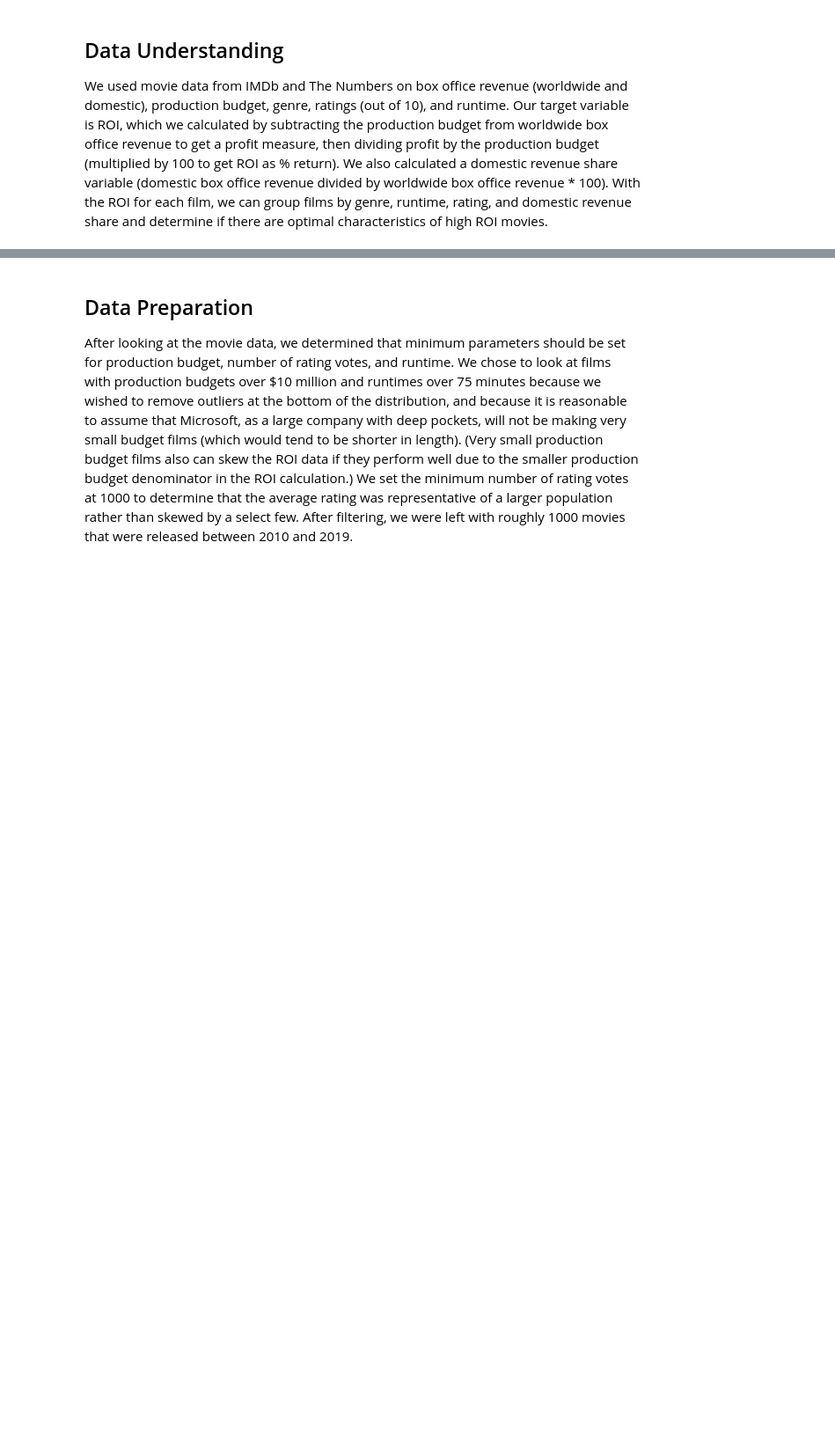
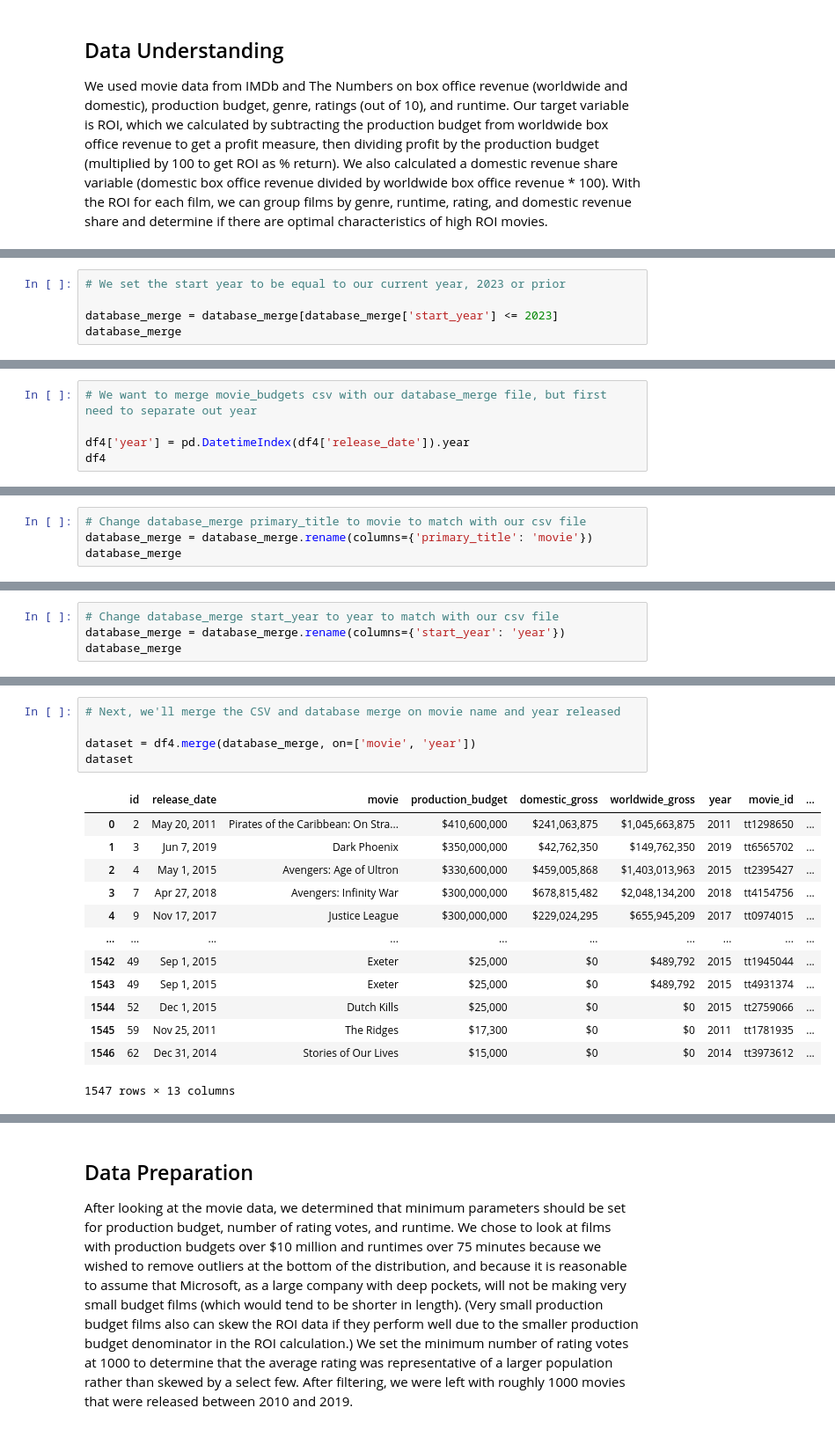
Before and after one commit to jnahra/dsc-phase-1-project, a Jupyter notebook: John phase 1 template.ipynb, the cells around one changed output, grey strips where cells are left out. Shown at 88% size. Cells and saved outputs as stored; diff of their text form; blank space fills up the shorter version.

Commit message:
Updated Phase 1 notebook to include data exploration and inital table for determining if video game movies are successful

```diff
--- a/John phase 1 template.ipynb
+++ b/John phase 1 template.ipynb
@@ -29,0 +104,5 @@ import seaborn as sns
+# %%
+# We set the start year to be equal to our current year, 2023 or prior
+
+database_merge = database_merge[database_merge['start_year'] <= 2023]
+database_merge
@@ -29,0 +123,5 @@ import seaborn as sns
+# %%
+# We want to merge movie_budgets csv with our database_merge file, but first need to separate out year
+
+df4['year'] = pd.DatetimeIndex(df4['release_date']).year
+df4
@@ -29,0 +142,4 @@ import seaborn as sns
+# %%
+# Change database_merge primary_title to movie to match with our csv file
+database_merge = database_merge.rename(columns={'primary_title': 'movie'})
+database_merge
@@ -29,0 +160,4 @@ import seaborn as sns
+# %%
+# Change database_merge start_year to year to match with our csv file
+database_merge = database_merge.rename(columns={'start_year': 'year'})
+database_merge
@@ -29,0 +178,19 @@ import seaborn as sns
+# %%
+# Next, we'll merge the CSV and database merge on movie name and year released
+
+dataset = df4.merge(database_merge, on=['movie', 'year'])
+dataset
+# %% [output]
+|  | id | release_date | movie | production_budget | domestic_gross | worldwide_gross | year | movie_id | ... |
+| 0 | 2 | May 20, 2011 | Pirates of the Caribbean: On Stra... | $410,600,000 | $241,063,875 | $1,045,663,875 | 2011 | tt1298650 | ... |
+| 1 | 3 | Jun 7, 2019 | Dark Phoenix | $350,000,000 | $42,762,350 | $149,762,350 | 2019 | tt6565702 | ... |
+| 2 | 4 | May 1, 2015 | Avengers: Age of Ultron | $330,600,000 | $459,005,868 | $1,403,013,963 | 2015 | tt2395427 | ... |
+| 3 | 7 | Apr 27, 2018 | Avengers: Infinity War | $300,000,000 | $678,815,482 | $2,048,134,200 | 2018 | tt4154756 | ... |
+| 4 | 9 | Nov 17, 2017 | Justice League | $300,000,000 | $229,024,295 | $655,945,209 | 2017 | tt0974015 | ... |
+| ... | ... | ... | ... | ... | ... | ... | ... | ... | ... |
+| 1542 | 49 | Sep 1, 2015 | Exeter | $25,000 | $0 | $489,792 | 2015 | tt1945044 | ... |
+| 1543 | 49 | Sep 1, 2015 | Exeter | $25,000 | $0 | $489,792 | 2015 | tt4931374 | ... |
+| 1544 | 52 | Dec 1, 2015 | Dutch Kills | $25,000 | $0 | $0 | 2015 | tt2759066 | ... |
+| 1545 | 59 | Nov 25, 2011 | The Ridges | $17,300 | $0 | $0 | 2011 | tt1781935 | ... |
+| 1546 | 62 | Dec 31, 2014 | Stories of Our Lives | $15,000 | $0 | $0 | 2014 | tt3973612 | ... |
+1547 rows × 13 columns
```
Also changed, not shown: parts of 26 cells of this notebook.
